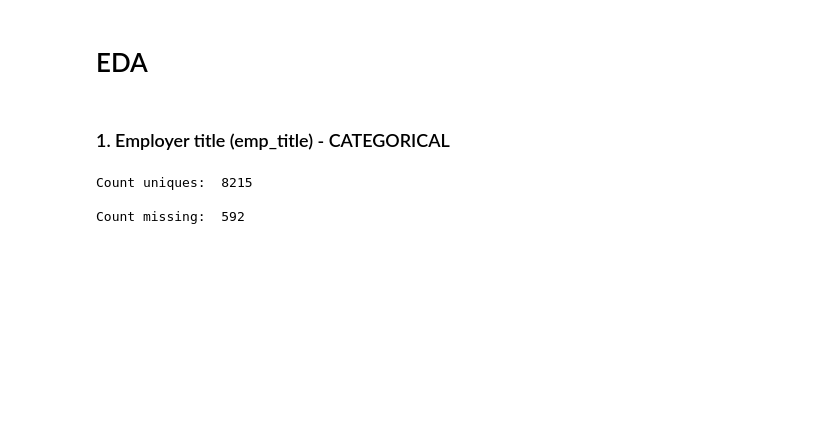
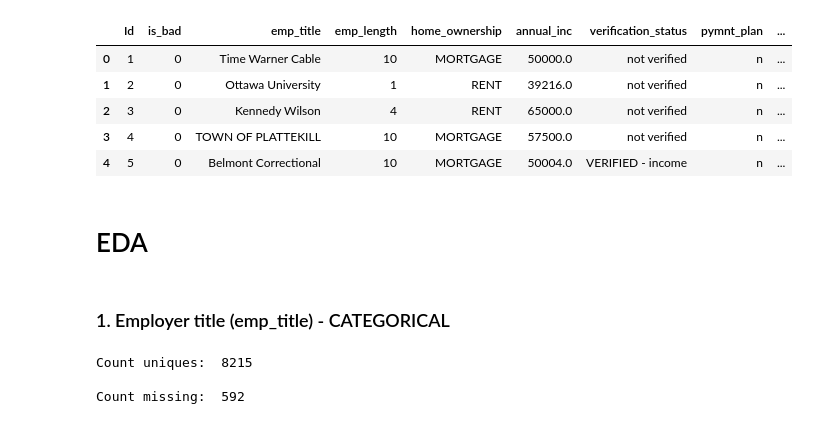
Before and after one commit to NikhilSawal/data_science_case_studies, a Jupyter notebook: datarobot/EDA.ipynb, the cells around one changed output. Cells and saved outputs as stored; diff of their text form; code cells hidden in the pictures; blank space fills up the shorter version.

```diff
--- a/datarobot/EDA.ipynb
+++ b/datarobot/EDA.ipynb
@@ -13,6 +13,15 @@ pd.set_option('display.max_columns', 500)
 pd.set_option('display.max_rows', 50000)
 # %%
 df = pd.read_csv('data/dataset.csv')
+# %%
+df.head()
+# %% [output]
+|  | Id | is_bad | emp_title | emp_length | home_ownership | annual_inc | verification_status | pymnt_plan | ... |
+| 0 | 1 | 0 | Time Warner Cable | 10 | MORTGAGE | 50000.0 | not verified | n | ... |
+| 1 | 2 | 0 | Ottawa University | 1 | RENT | 39216.0 | not verified | n | ... |
+| 2 | 3 | 0 | Kennedy Wilson | 4 | RENT | 65000.0 | not verified | n | ... |
+| 3 | 4 | 0 | TOWN OF PLATTEKILL | 10 | MORTGAGE | 57500.0 | not verified | n | ... |
+| 4 | 5 | 0 | Belmont Correctional | 10 | MORTGAGE | 50004.0 | VERIFIED - income | n | ... |
 # %% [markdown]
 # EDA
 # %% [markdown]
```
Also changed, not shown: 1 other file.
